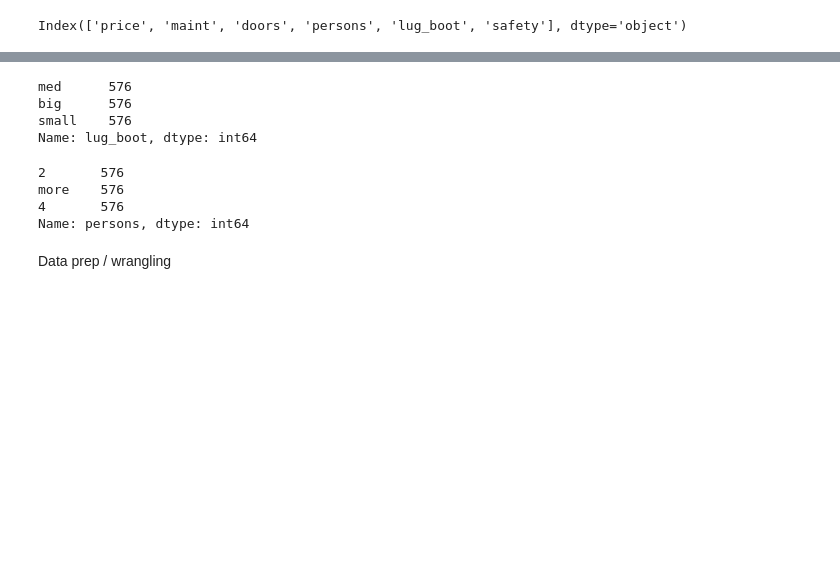
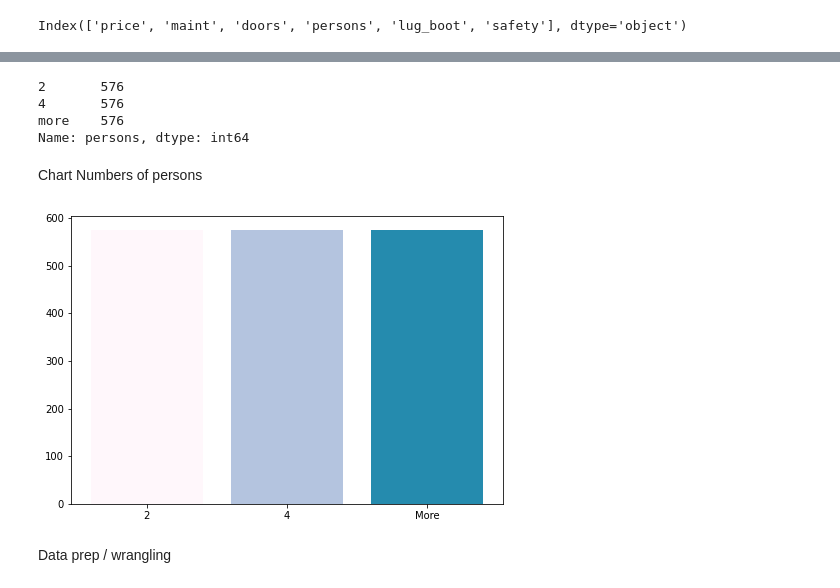
Before and after one commit to ibedoor/machine-learning, a Jupyter notebook: cars.ipynb, the cells around one changed output, grey strips where cells are left out. Cells and saved outputs as stored; diff of their text form; code cells hidden in the pictures; blank space fills up the shorter version.

```diff
--- a/cars.ipynb
+++ b/cars.ipynb
@@ -136,17 +122,23 @@ corr.style.background_gradient(cmap='Set3')
-# %%
-df.lug_boot.value_counts()
-# %% [output]
-med      576
-big      576
-small    576
-Name: lug_boot, dtype: int64
 # %%
-df.persons.value_counts()
+num_persons = df.persons.value_counts()
-# %% [output]
-2       576
-more    576
-4       576
-Name: persons, dtype: int64
+# %%
+num_persons
+# %% [output]
+2       576
+4       576
+more    576
+Name: persons, dtype: int64
+# %%
+names = ['2', '4', 'More']
+# %% [markdown]
+Chart Numbers of persons
+# %%
+fig = plt.figure()
+ax = fig.add_axes([0,0,1,1])
+ax.bar(names,num_persons, color=cs)
+plt.show()
+# %% [output]
+[figure, added]
 # %% [markdown]
 Data prep / wrangling
 # %%
```
Also changed, not shown: parts of 20 cells of this notebook.
